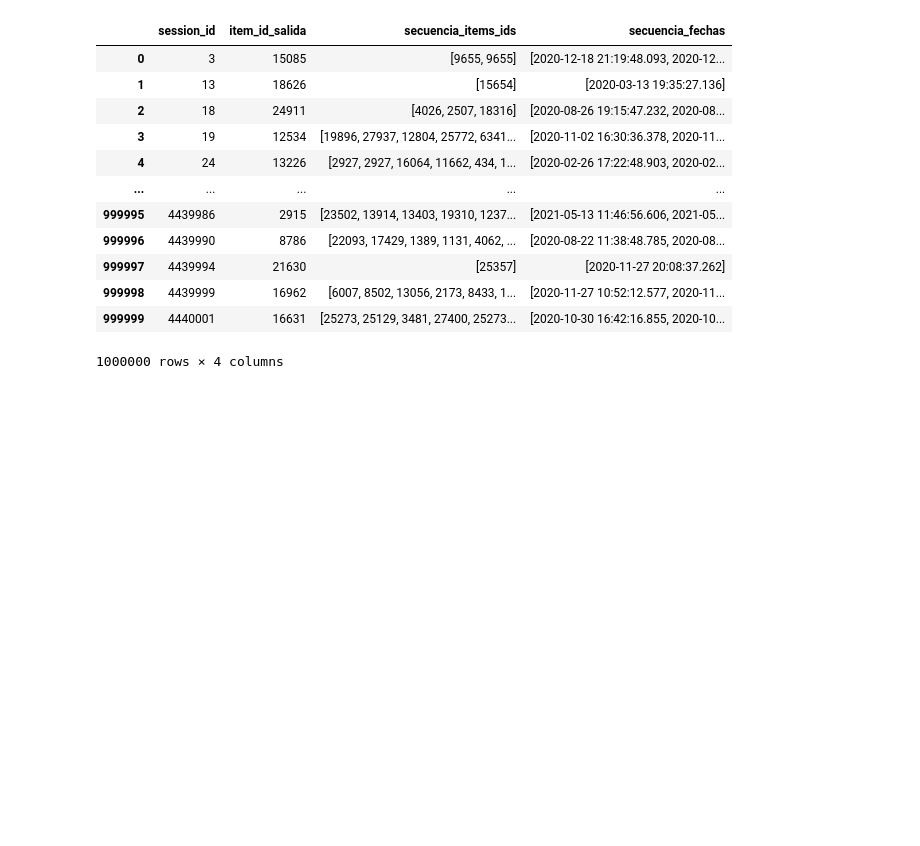
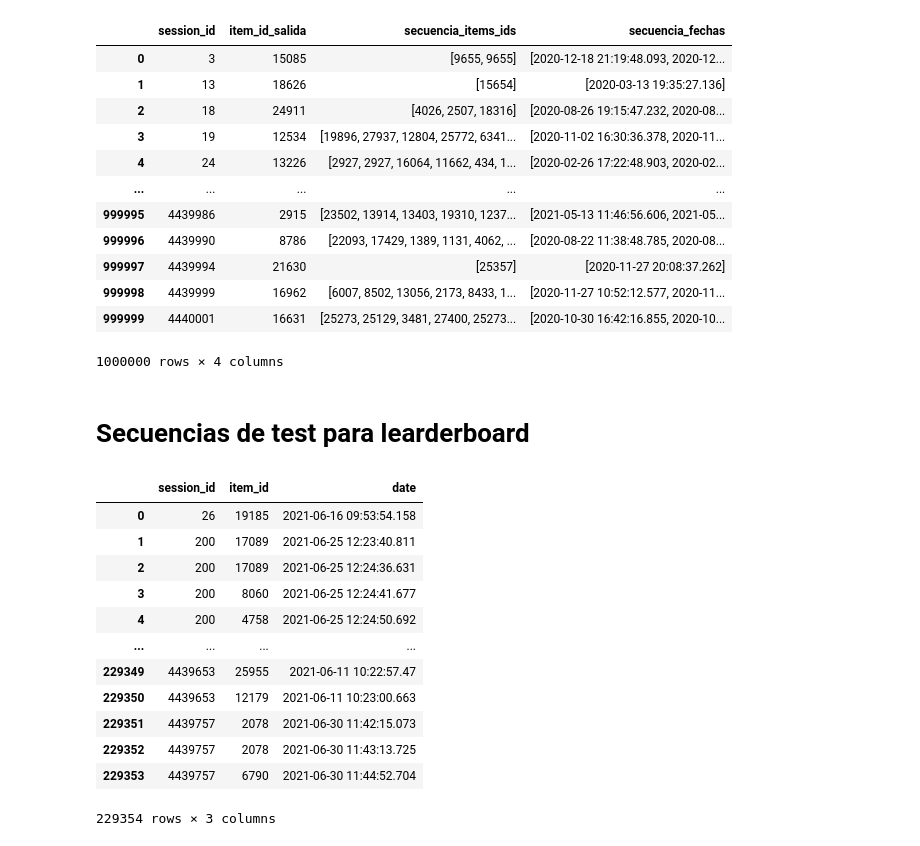
Before and after one commit to CristianCristanchoT/RecSys-Challenge-2022, a Jupyter notebook: Notebooks/Preparacion de los datos.ipynb, the cells around one changed output. Drawn from its saved outputs; the diff is of its cells as text; code cells hidden in the pictures; blank space fills up the shorter version.

```diff
--- a/Notebooks/Preparacion de los datos.ipynb
+++ b/Notebooks/Preparacion de los datos.ipynb
@@ -302,3 +202,22 @@ secuencias_entrenamiento_df
 1000000 rows × 4 columns
 # %%
 secuencias_entrenamiento_df.to_csv('../Data/secuencias_entrenamiento.csv', index=False)
+# %% [markdown]
+# Secuencias de test para learderboard
+# %%
+leaderboard_sessions = pd.read_csv('../Data/dressipi_recsys2022/test_leaderboard_sessions.csv')
+leaderboard_sessions
+# %% [output]
+|  | session_id | item_id | date |
+| 0 | 26 | 19185 | 2021-06-16 09:53:54.158 |
+| 1 | 200 | 17089 | 2021-06-25 12:23:40.811 |
+| 2 | 200 | 17089 | 2021-06-25 12:24:36.631 |
+| 3 | 200 | 8060 | 2021-06-25 12:24:41.677 |
+| 4 | 200 | 4758 | 2021-06-25 12:24:50.692 |
+| ... | ... | ... | ... |
+| 229349 | 4439653 | 25955 | 2021-06-11 10:22:57.47 |
+| 229350 | 4439653 | 12179 | 2021-06-11 10:23:00.663 |
+| 229351 | 4439757 | 2078 | 2021-06-30 11:42:15.073 |
+| 229352 | 4439757 | 2078 | 2021-06-30 11:43:13.725 |
+| 229353 | 4439757 | 6790 | 2021-06-30 11:44:52.704 |
+229354 rows × 3 columns
```
Also changed, not shown: parts of 28 cells of this notebook, 5 other files.
